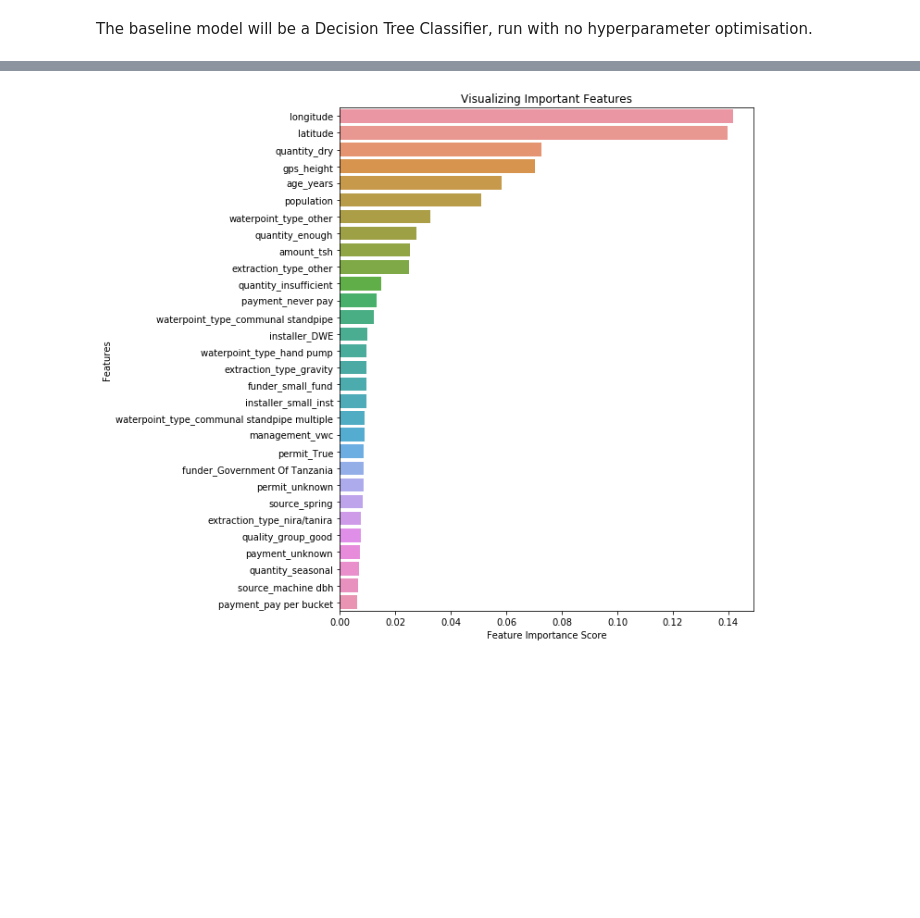
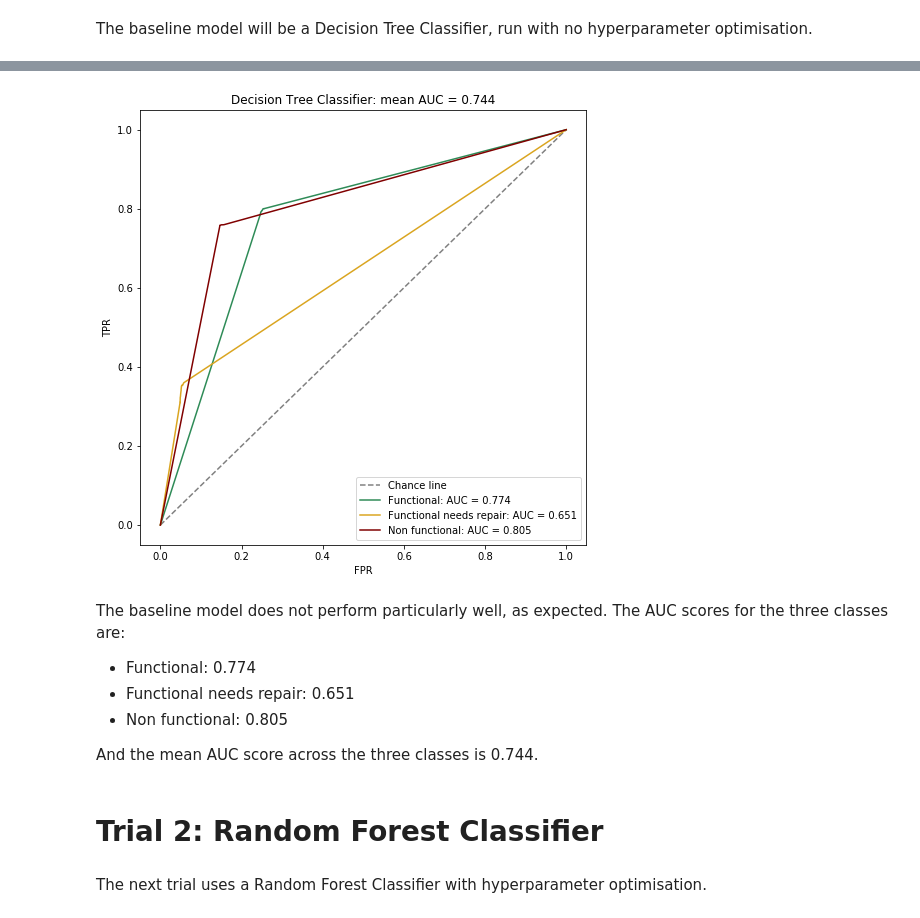
Before and after one commit to ndelgado98/mod3_project, a Jupyter notebook: baseline_trial.ipynb, the cells around one changed output, grey strips where cells are left out. Cells and saved outputs as stored; diff of their text form; code cells hidden in the pictures; blank space fills up the shorter version.

```diff
--- a/baseline_trial.ipynb
+++ b/baseline_trial.ipynb
@@ -67,7 +135,3 @@ The baseline model will be a Decision Tree Classifier, run with no hyperparamete
 # %%
 # importing relevant libraries
 from sklearn.tree import DecisionTreeClassifier
-# %%
-# creating DTC and fitting to training data
-tree_clf = DecisionTreeClassifier(random_state=16)
-tree_clf.fit(X_train,y_train)
@@ -97,3 +137,0 @@ accuracy_score(y_val,pred)
-# %%
-forest = RandomForestClassifier(random_state=16)
-forest.fit(X_train, y_train)
@@ -131,9 +138,21 @@ top_30_features = feature_imp[0:30]
-# %%
-figure_1 = plt.figure(figsize=(8,10))
-sns.barplot(x=top_30_features, y=top_30_features.index)
-plt.xlabel('Feature Importance Score')
-plt.ylabel('Features')
-plt.title("Visualizing Important Features")
-plt.show()
-# %% [output]
-[figure, removed]
+# %%
+# creating DTC and fitting to training data
+dtc = DecisionTreeClassifier(random_state=16)
+dtc_model = dtc.fit(X_train,y_train)
+# %%
+# generating the evaluation output for the baseline model using the score_plotter function defined above.
+score_plotter(dtc_model,X_train,y_train,X_val,y_val,model_name='Decision Tree Classifier')
+# %% [output]
+[figure, added]
+# %% [markdown]
+The baseline model does not perform particularly well, as expected. The AUC scores for the three classes are:
+
+- Functional: 0.774
+- Functional needs repair: 0.651
+- Non functional: 0.805
+
+And the mean AUC score across the three classes is 0.744.
+# %% [markdown]
+# Trial 2: Random Forest Classifier
+# %% [markdown]
+The next trial uses a Random Forest Classifier with hyperparameter optimisation.
```
Also changed, not shown: parts of 56 cells of this notebook, 2 other files.
